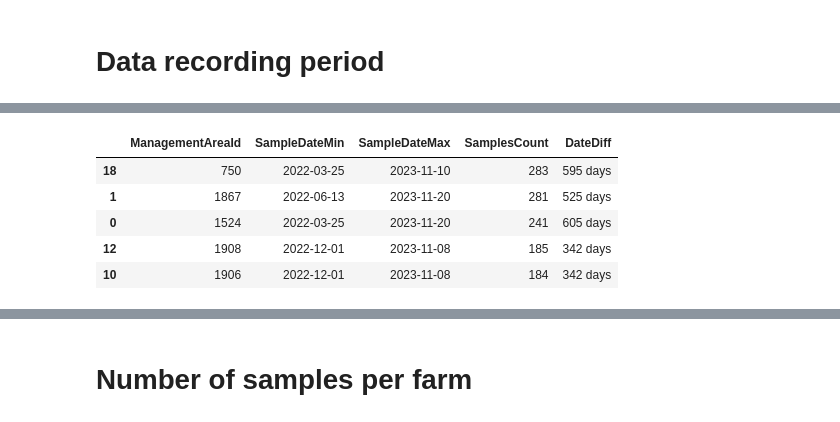
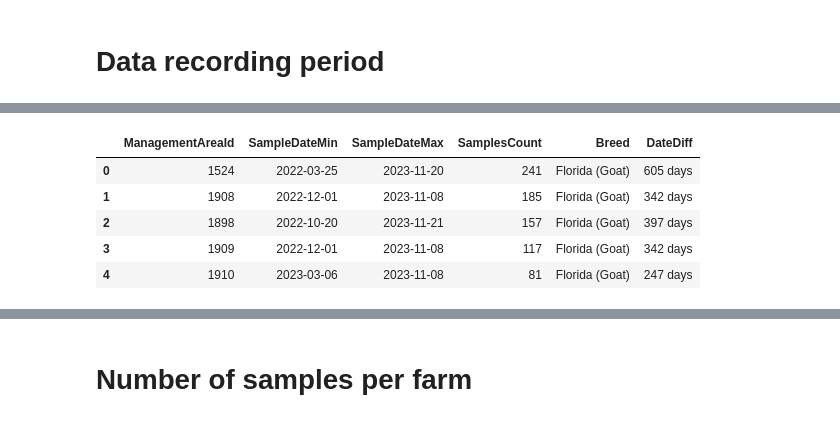
Before and after one commit to bryantchakote/aic-2024, a Jupyter notebook: notebooks/data_analysis.ipynb, the cells around one changed output, grey strips where cells are left out. Cells and saved outputs as stored; diff of their text form; code cells hidden in the pictures.

```diff
--- a/notebooks/data_analysis.ipynb
+++ b/notebooks/data_analysis.ipynb
@@ -15,6 +15,9 @@ images = Path("../images/")
 # %%
 # Import saved data
 MilkMeasurements = pd.read_csv(output / "MilkMeasurementsPlusGroupedTarget.csv")
+# %%
+# Combine breed and species information
+MilkMeasurements["Breed"] = MilkMeasurements.apply(lambda row: f"{row['Breed']} ({row['Species']})", axis=1)
 # %% [markdown]
 # Data recording period
 # %%
@@ -26,33 +93,28 @@ MilkMeasurements["ManagementAreaId"] = MilkMeasurements["ManagementAreaId"].asty
+# %%
+# Extract breed from the created set
+MilkMeasurementsMinMaxDates["Breed"] = MilkMeasurementsMinMaxDates["Breed"].apply(lambda row: [*row][0])
+
+# Map breed labels to IDs
+MilkMeasurementsMinMaxDates["Breed"] = MilkMeasurementsMinMaxDates["Breed"].map(breed_mapping)
+
+# Sort values
+MilkMeasurementsMinMaxDates = MilkMeasurementsMinMaxDates.sort_values(
+    ["Breed", "SamplesCount"], ascending=[True, False], ignore_index=True,
+)
 # %%
-# Get start and end dates of recording milk measurements for each farm
-MilkMeasurementsMinMaxDates = (
-    MilkMeasurements.groupby("ManagementAreaId")
-    .agg(
-        SampleDateMin=("SampleDate", "min"),
-        SampleDateMax=("SampleDate", "max"),
-        SamplesCount=("SampleDate", "size"),
-    )
-    .reset_index()
-)
+# Get maximum of data count per breed
+breed_max_count = MilkMeasurementsMinMaxDates[MilkMeasurementsMinMaxDates["ManagementAreaId"].str.strip() != ""].groupby("Breed")["SamplesCount"].max()
 
-# Compute date difference in days
-MilkMeasurementsMinMaxDates["DateDiff"] = (
-    MilkMeasurementsMinMaxDates["SampleDateMax"]
-    - MilkMeasurementsMinMaxDates["SampleDateMin"]
-)
-
-# Sort values
-MilkMeasurementsMinMaxDates = MilkMeasurementsMinMaxDates.sort_values(
-    "SamplesCount", ascending=False
-)
+# Map back breed IDs to labels
+MilkMeasurementsMinMaxDates["Breed"] = MilkMeasurementsMinMaxDates["Breed"].map(breed_mapping_inverse)
 
 # Overview
 MilkMeasurementsMinMaxDates.head()
 # %% [output]
-|  | ManagementAreaId | SampleDateMin | SampleDateMax | SamplesCount | DateDiff |
-| 18 | 750 | 2022-03-25 | 2023-11-10 | 283 | 595 days |
-| 1 | 1867 | 2022-06-13 | 2023-11-20 | 281 | 525 days |
-| 0 | 1524 | 2022-03-25 | 2023-11-20 | 241 | 605 days |
-| 12 | 1908 | 2022-12-01 | 2023-11-08 | 185 | 342 days |
-| 10 | 1906 | 2022-12-01 | 2023-11-08 | 184 | 342 days |
+|  | ManagementAreaId | SampleDateMin | SampleDateMax | SamplesCount | Breed | DateDiff |
+| 0 | 1524 | 2022-03-25 | 2023-11-20 | 241 | Florida (Goat) | 605 days |
+| 1 | 1908 | 2022-12-01 | 2023-11-08 | 185 | Florida (Goat) | 342 days |
+| 2 | 1898 | 2022-10-20 | 2023-11-21 | 157 | Florida (Goat) | 397 days |
+| 3 | 1909 | 2022-12-01 | 2023-11-08 | 117 | Florida (Goat) | 342 days |
+| 4 | 1910 | 2023-03-06 | 2023-11-08 | 81 | Florida (Goat) | 247 days |
 # %%
```
Also changed, not shown: parts of 9 cells of this notebook, 22 other files.
